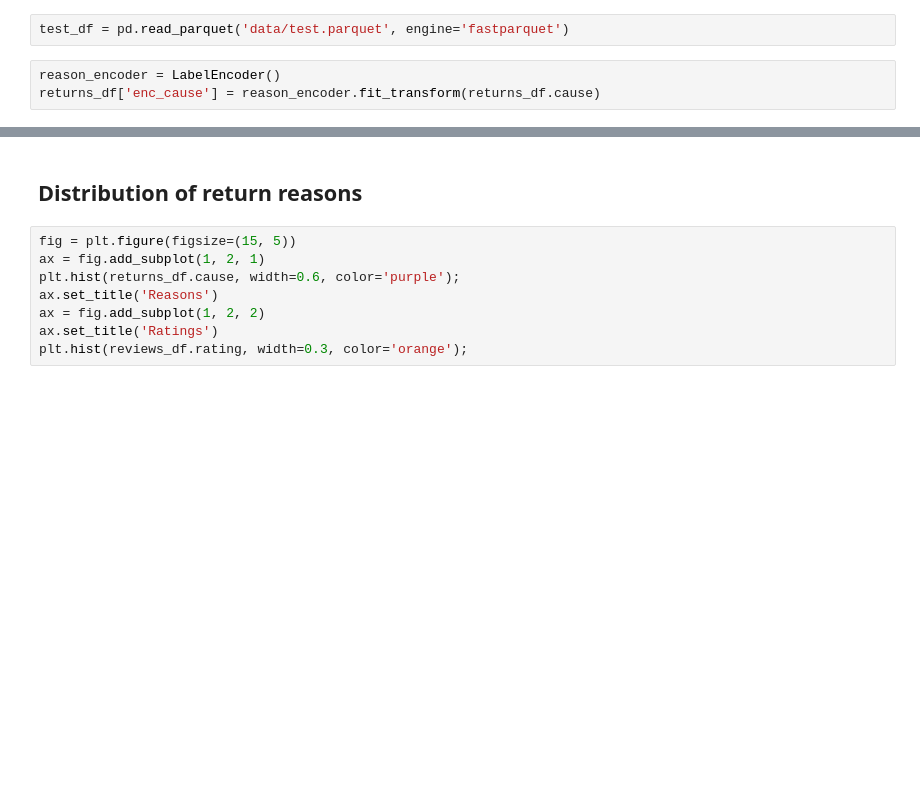
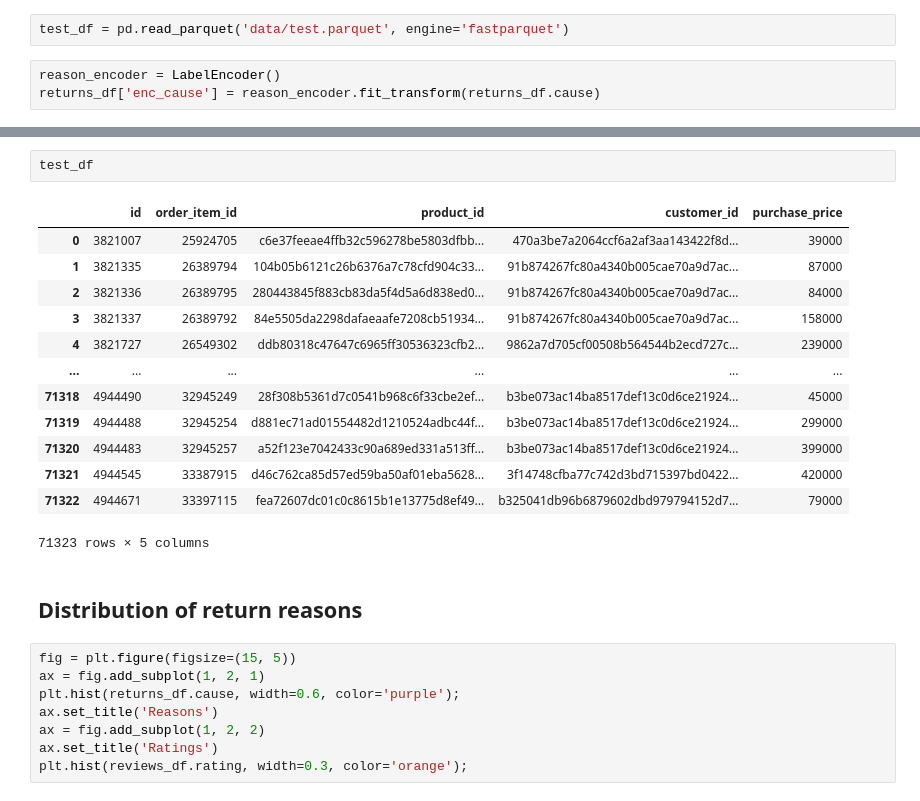
Before and after one commit to banislav/uzum-test, a Jupyter notebook: exploration_notebook.ipynb, the cells around one changed output, grey strips where cells are left out. Cells and saved outputs as stored; diff of their text form; blank space fills up the shorter version.

```diff
--- a/exploration_notebook.ipynb
+++ b/exploration_notebook.ipynb
@@ -42,3 +26,19 @@ reviews_df
+# %%
+test_df
+# %% [output]
+|  | id | order_item_id | product_id | customer_id | purchase_price |
+| 0 | 3821007 | 25924705 | c6e37feeae4ffb32c596278be5803dfbb... | 470a3be7a2064ccf6a2af3aa143422f8d... | 39000 |
+| 1 | 3821335 | 26389794 | 104b05b6121c26b6376a7c78cfd904c33... | 91b874267fc80a4340b005cae70a9d7ac... | 87000 |
+| 2 | 3821336 | 26389795 | 280443845f883cb83da5f4d5a6d838ed0... | 91b874267fc80a4340b005cae70a9d7ac... | 84000 |
+| 3 | 3821337 | 26389792 | 84e5505da2298dafaeaafe7208cb51934... | 91b874267fc80a4340b005cae70a9d7ac... | 158000 |
+| 4 | 3821727 | 26549302 | ddb80318c47647c6965ff30536323cfb2... | 9862a7d705cf00508b564544b2ecd727c... | 239000 |
+| ... | ... | ... | ... | ... | ... |
+| 71318 | 4944490 | 32945249 | 28f308b5361d7c0541b968c6f33cbe2ef... | b3be073ac14ba8517def13c0d6ce21924... | 45000 |
+| 71319 | 4944488 | 32945254 | d881ec71ad01554482d1210524adbc44f... | b3be073ac14ba8517def13c0d6ce21924... | 299000 |
+| 71320 | 4944483 | 32945257 | a52f123e7042433c90a689ed331a513ff... | b3be073ac14ba8517def13c0d6ce21924... | 399000 |
+| 71321 | 4944545 | 33387915 | d46c762ca85d57ed59ba50af01eba5628... | 3f14748cfba77c742d3bd715397bd0422... | 420000 |
+| 71322 | 4944671 | 33397115 | fea72607dc01c0c8615b1e13775d8ef49... | b325041db96b6879602dbd979794152d7... | 79000 |
+71323 rows × 5 columns
 # %% [markdown]
 ## Distribution of return reasons
 # %%
```
Also changed, not shown: parts of 12 cells of this notebook.
